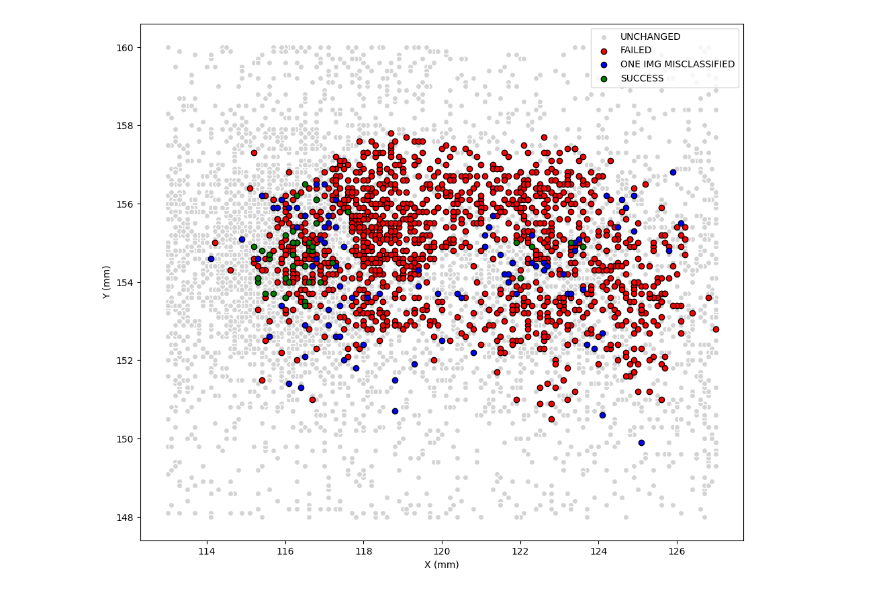
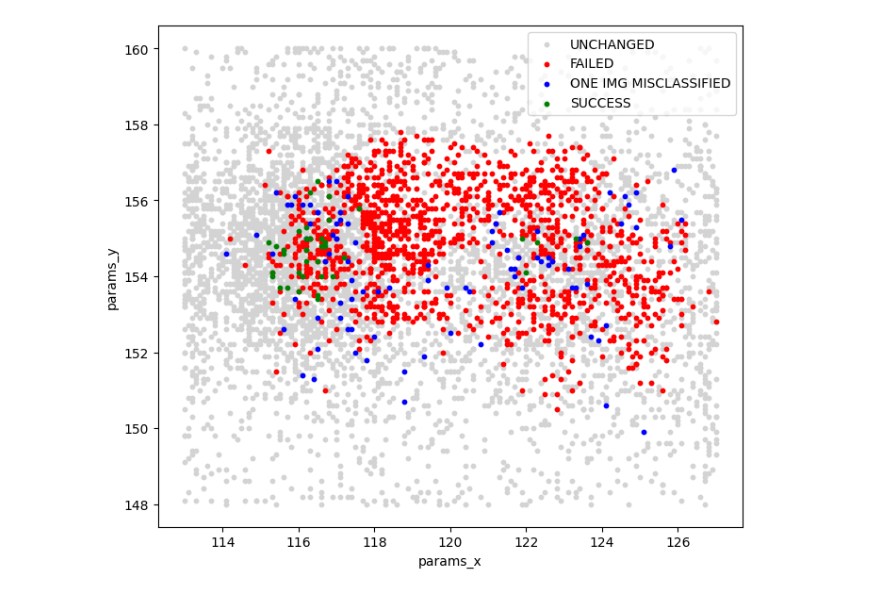
Before and after one commit to xkucerak/ncs2-emfi, a Jupyter notebook: src/client/optuna_info.ipynb, the cells around one changed output. Cells and saved outputs as stored; diff of their text form; code cells hidden in the pictures.

```diff
--- a/src/client/optuna_info.ipynb
+++ b/src/client/optuna_info.ipynb
@@ -8,8 +8,12 @@ study = optuna.load_study(
     storage=r"sqlite:///../../results/exploratory/1000_optuna/optuna.sqlite3",
     study_name="resnet50_64img_1pilse_1sample_0.5delay",
 )
+
+SCALE = 8
 # %%
 df = study.trials_dataframe()
+df = df[df.state == "COMPLETE"]
+df.to_csv("../../results/exploratory/1000_optuna/data.csv")
 # %%
 df_failed = df[df.value == 0.825]
 df_unchanged = df[df.value == 0.6875]
@@ -78,48 +82,44 @@ plt.savefig("../../results/exploratory/1000_optuna/3d.svg")
 # %%
-fig, ax = plt.subplots(figsize=(15, 10))
+fig, ax = plt.subplots(figsize=(SCALE, SCALE))
 
 ax.set_aspect("equal")
 
+param_x = "params_x"
+param_y = "params_y"
+
 ax.scatter(
-    df_unchanged["params_x"],
-    df_unchanged["params_y"],
+    df_unchanged[param_x],
+    df_unchanged[param_y],
     c="lightgray",
-    linewidths=1,
-    edgecolors="white",
     label="UNCHANGED",
+    s=10,
+)
+ax.scatter(
+    df_failed[param_x],
+    df_failed[param_y],
+    c="red",
+    label="FAILED",
+    s=10,
+)
+ax.scatter(
+    df_one[param_x],
+    df_one[param_y],
+    c="blue",
+    label="ONE IMG MISCLASSIFIED",
+    s=10,
+)
+ax.scatter(
+    df_success[param_x],
+    df_success[param_y],
+    c="green",
+    label="SUCCESS",
+    s=10,
 )
 
-ax.scatter(
-    df_failed["params_x"],
-    df_failed["params_y"],
-    c="red",
-    linewidths=1,
-    edgecolors="black",
-    label="FAILED",
-)
-
-ax.scatter(
-    df_one["params_x"],
-    df_one["params_y"],
-    c="blue",
-    linewidths=1,
-    edgecolors="black",
-    label="ONE IMG MISCLASSIFIED",
-)
-
-ax.scatter(
-    df_success["params_x"],
-    df_success["params_y"],
-    c="green",
-    linewidths=1,
-    edgecolors="black",
-    label="SUCCESS",
-)
-
-ax.set_xlabel("X (mm)")
-ax.set_ylabel("Y (mm)")
+ax.set_xlabel(param_x)
+ax.set_ylabel(param_y)
 ax.legend()
 
 plt.savefig("../../results/exploratory/1000_optuna/2d.svg")
 # %% [output]
-[figure, old version]
+[figure, new version]
```
Also changed, not shown: parts of 3 cells of this notebook, 6 other files.
